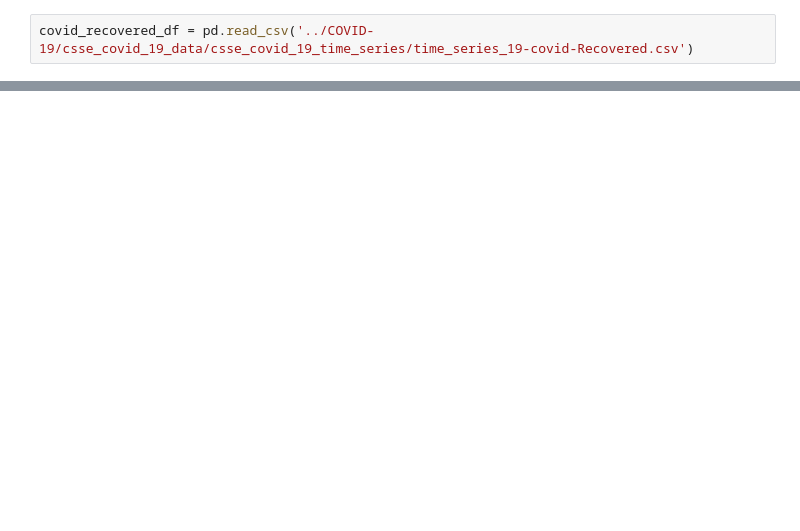
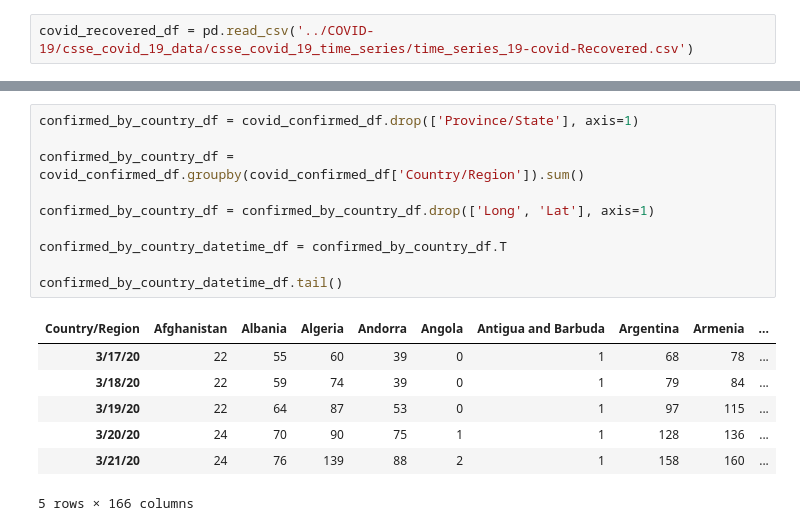
Before and after one commit to SMSinclair/COVID-19, a Jupyter notebook: COVID-19_Lambda_Interview.ipynb, the cells around one changed output, grey strips where cells are left out. Saved outputs shown, nothing was run; the diff lists cells and outputs as text; blank space fills up the shorter version.

```diff
--- a/COVID-19_Lambda_Interview.ipynb
+++ b/COVID-19_Lambda_Interview.ipynb
@@ -40,0 +89,18 @@ Discover the probability of death given length of time since the first case, cou
+# %%
+confirmed_by_country_df = covid_confirmed_df.drop(['Province/State'], axis=1)
+
+confirmed_by_country_df = covid_confirmed_df.groupby(covid_confirmed_df['Country/Region']).sum()
+
+confirmed_by_country_df = confirmed_by_country_df.drop(['Long', 'Lat'], axis=1)
+
+confirmed_by_country_datetime_df = confirmed_by_country_df.T
+
+confirmed_by_country_datetime_df.tail()
+# %% [output]
+| Country/Region | Afghanistan | Albania | Algeria | Andorra | Angola | Antigua and Barbuda | Argentina | Armenia | ... |
+| 3/17/20 | 22 | 55 | 60 | 39 | 0 | 1 | 68 | 78 | ... |
+| 3/18/20 | 22 | 59 | 74 | 39 | 0 | 1 | 79 | 84 | ... |
+| 3/19/20 | 22 | 64 | 87 | 53 | 0 | 1 | 97 | 115 | ... |
+| 3/20/20 | 24 | 70 | 90 | 75 | 1 | 1 | 128 | 136 | ... |
+| 3/21/20 | 24 | 76 | 139 | 88 | 2 | 1 | 158 | 160 | ... |
+5 rows × 166 columns
```
Also changed, not shown: parts of 16 cells of this notebook.
